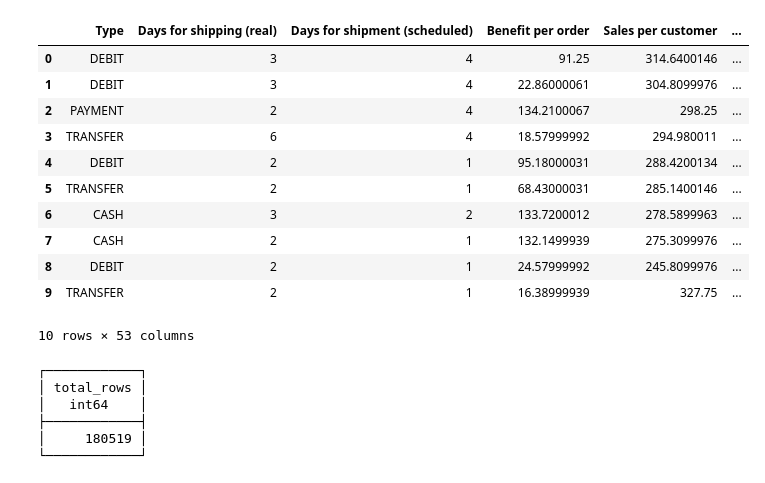
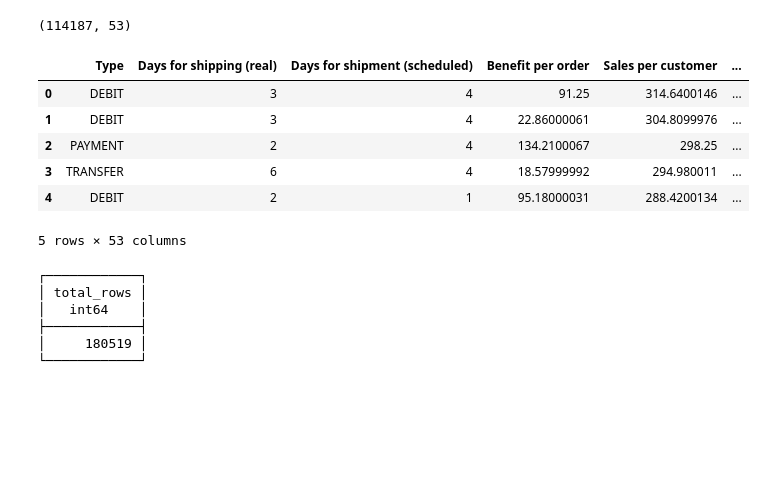
Before and after one commit to AryaTamhane18/BigData_and_BI_CapstoneProject, a Jupyter notebook: notebooks/01_etl.ipynb, the cells around one changed output. Cells and saved outputs as stored; diff of their text form; code cells hidden in the pictures; blank space fills up the shorter version.

```diff
--- a/notebooks/01_etl.ipynb
+++ b/notebooks/01_etl.ipynb
@@ -1,33 +1,36 @@
 # %%
-#Loading the main dataset
+# Loading the main dataset
+
 import duckdb
+import pandas as pd
+import numpy as np
 
 con = duckdb.connect()
 
 df = con.sql("""
+
 SELECT *
+
 FROM read_csv_auto(
     'C:/Users/Lenovo/supply-chain-capstone-project/data/raw/DataCoSupplyChainDataset.csv',
     ignore_errors=true,
     all_varchar=true
 )
-LIMIT 10
+
 """).df()
 
-df
+print(df.shape)
+
+df.head()
 # %% [output]
+(114187, 53)
 |  | Type | Days for shipping (real) | Days for shipment (scheduled) | Benefit per order | Sales per customer | ... |
 | 0 | DEBIT | 3 | 4 | 91.25 | 314.6400146 | ... |
 | 1 | DEBIT | 3 | 4 | 22.86000061 | 304.8099976 | ... |
 | 2 | PAYMENT | 2 | 4 | 134.2100067 | 298.25 | ... |
 | 3 | TRANSFER | 6 | 4 | 18.57999992 | 294.980011 | ... |
 | 4 | DEBIT | 2 | 1 | 95.18000031 | 288.4200134 | ... |
-| 5 | TRANSFER | 2 | 1 | 68.43000031 | 285.1400146 | ... |
-| 6 | CASH | 3 | 2 | 133.7200012 | 278.5899963 | ... |
-| 7 | CASH | 2 | 1 | 132.1499939 | 275.3099976 | ... |
-| 8 | DEBIT | 2 | 1 | 24.57999992 | 245.8099976 | ... |
-| 9 | TRANSFER | 2 | 1 | 16.38999939 | 327.75 | ... |
-10 rows × 53 columns
+5 rows × 53 columns
 # %%
 con.sql("""
 SELECT COUNT(*) AS total_rows
```
Also changed, not shown: parts of 15 cells of this notebook.
